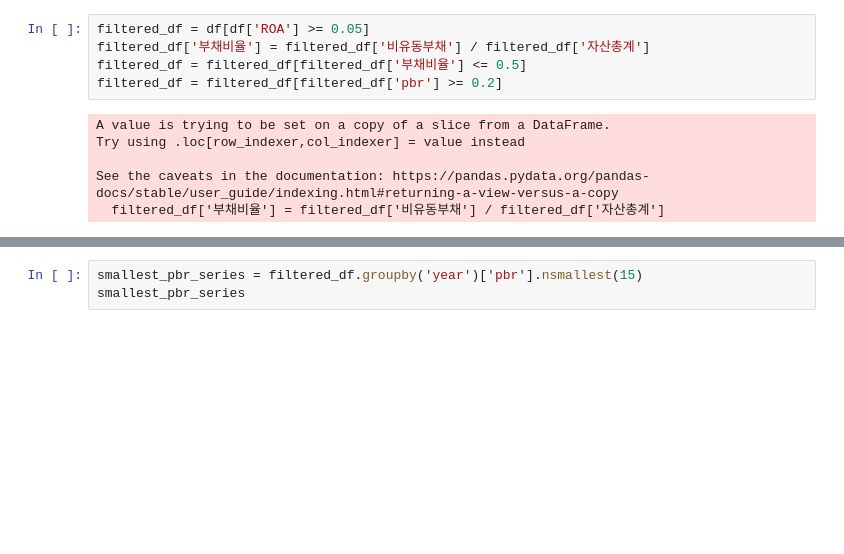
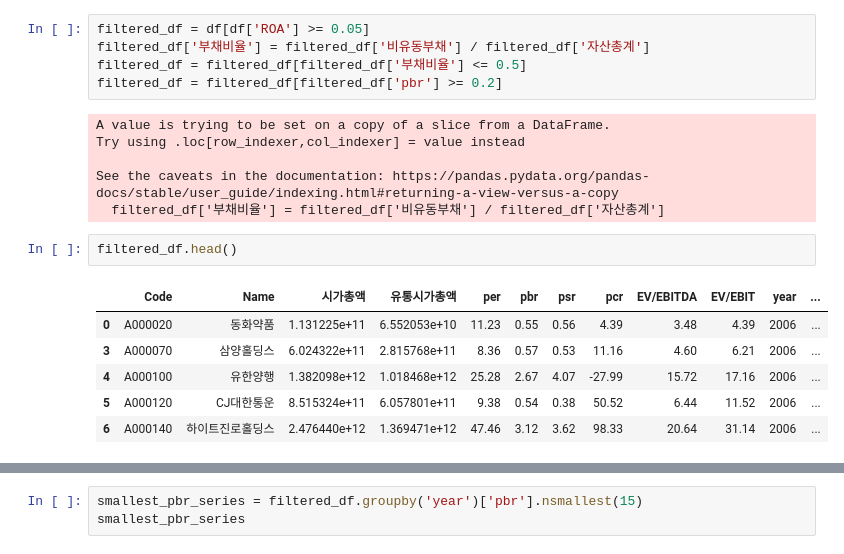
Before and after one commit to OHoRaaa/Quant, a Jupyter notebook: (2022.04.29 - 1) fundamental_analysis.ipynb, the cells around one changed output, grey strips where cells are left out. Saved outputs shown, nothing was run; the diff lists cells and outputs as text; blank space fills up the shorter version.

```diff
--- a/(2022.04.29 - 1) fundamental_analysis.ipynb
+++ b/(2022.04.29 - 1) fundamental_analysis.ipynb
@@ -524,3 +540,12 @@ Try using .loc[row_indexer,col_indexer] = value instead
 
 See the caveats in the documentation: https://pandas.pydata.org/pandas-docs/stable/user_guide/indexing.html#returning-a-view-versus-a-copy
   filtered_df['부채비율'] = filtered_df['비유동부채'] / filtered_df['자산총계']
+# %%
+filtered_df.head()
+# %% [output]
+|  | Code | Name | 시가총액 | 유통시가총액 | per | pbr | psr | pcr | EV/EBITDA | EV/EBIT | year | ... |
+| 0 | A000020 | 동화약품 | 1.131225e+11 | 6.552053e+10 | 11.23 | 0.55 | 0.56 | 4.39 | 3.48 | 4.39 | 2006 | ... |
+| 3 | A000070 | 삼양홀딩스 | 6.024322e+11 | 2.815768e+11 | 8.36 | 0.57 | 0.53 | 11.16 | 4.60 | 6.21 | 2006 | ... |
+| 4 | A000100 | 유한양행 | 1.382098e+12 | 1.018468e+12 | 25.28 | 2.67 | 4.07 | -27.99 | 15.72 | 17.16 | 2006 | ... |
+| 5 | A000120 | CJ대한통운 | 8.515324e+11 | 6.057801e+11 | 9.38 | 0.54 | 0.38 | 50.52 | 6.44 | 11.52 | 2006 | ... |
+| 6 | A000140 | 하이트진로홀딩스 | 2.476440e+12 | 1.369471e+12 | 47.46 | 3.12 | 3.62 | 98.33 | 20.64 | 31.14 | 2006 | ... |
```
Also changed, not shown: parts of 4 cells of this notebook.
